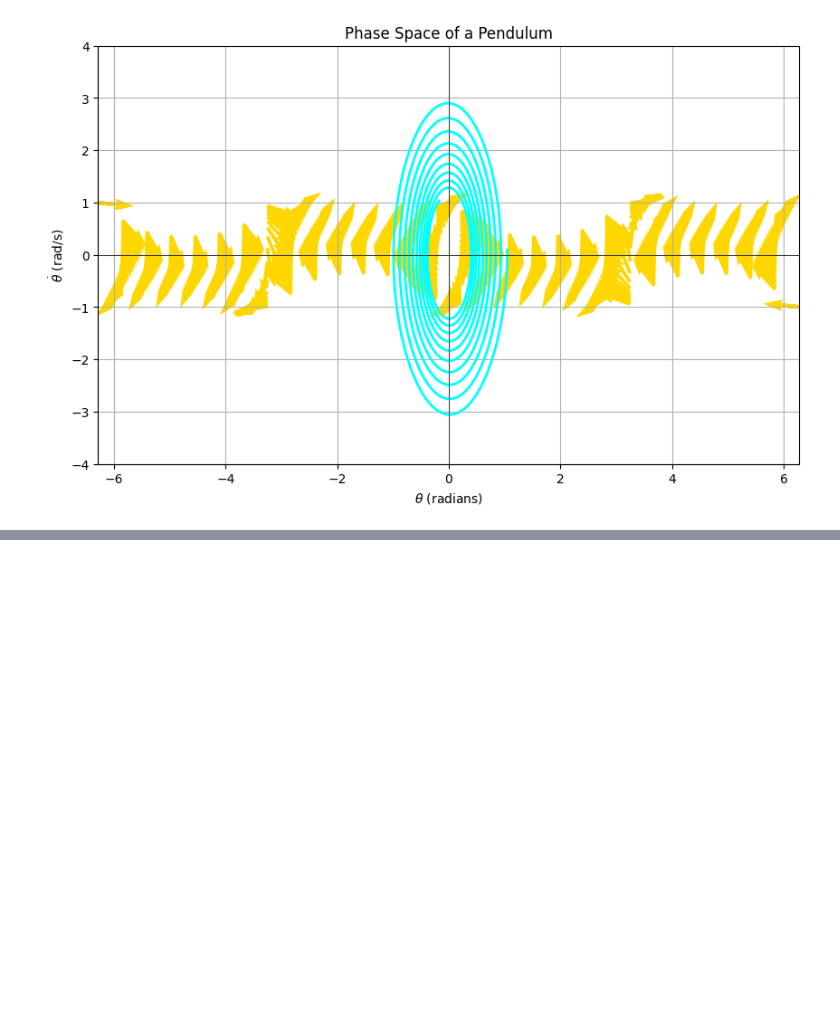
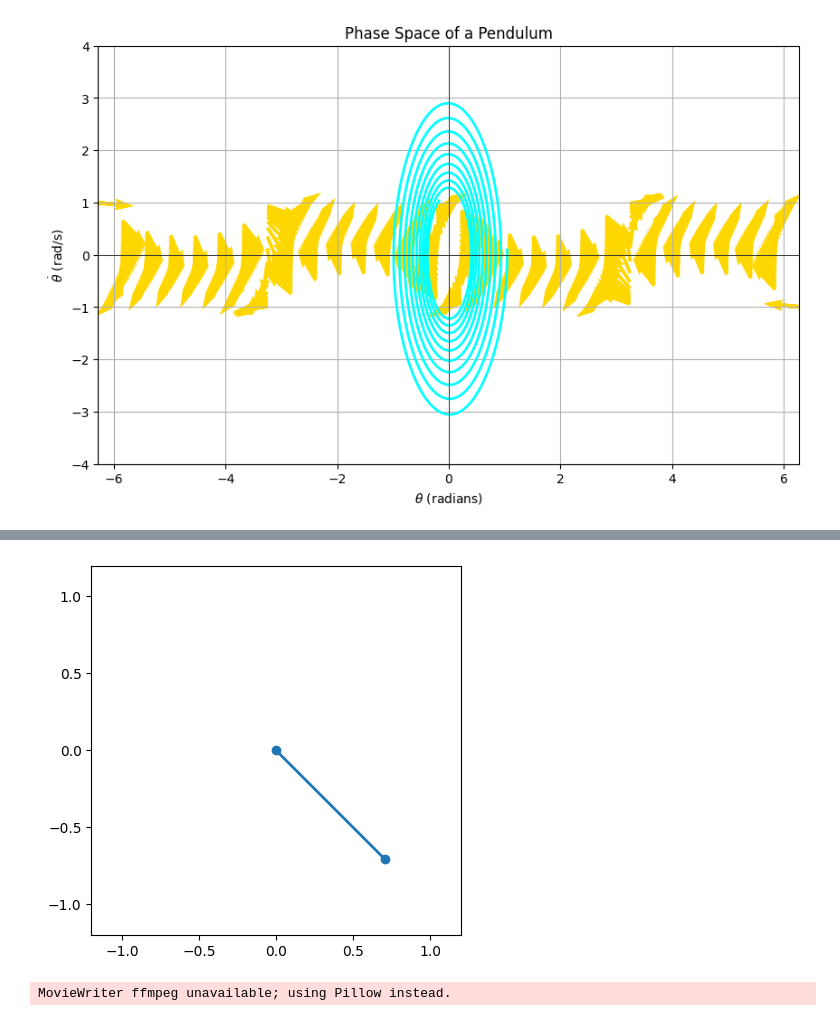
Before and after one commit to R1B0PR07008/School-Public, a Jupyter notebook: Math_IA/Untitled-1.ipynb, the cells around one changed output, grey strips where cells are left out. Saved outputs shown, nothing was run; the diff lists cells and outputs as text; code cells hidden in the pictures; blank space fills up the shorter version.

```diff
--- a/Math_IA/Untitled-1.ipynb
+++ b/Math_IA/Untitled-1.ipynb
@@ -162,0 +277,80 @@ plot_phase_space(theta0=np.pi/3, theta_dot0=0.1, t_max=20)
+# %%
+import numpy as np
+import matplotlib.pyplot as plt
+from matplotlib.animation import FuncAnimation
+
+# ——— Parámetros físicos ———
+g       = 9.81        # aceleración de la gravedad (m/s²)
+L       = 1.0         # longitud de la cuerda (m)
+theta0  = np.pi / 4   # ángulo inicial (45°)
+omega0  = 1.0         # velocidad angular inicial (rad/s)
+
+# ——— Parámetros de simulación ———
+dt      = 0.01        # paso de tiempo (s)
+t_max   = 10          # tiempo total de simulación (s)
+t       = np.arange(0, t_max, dt)
+
+# ——— Inicialización en (x, y) y (vx, vy) ———
+x_arr  = np.zeros_like(t)
+y_arr  = np.zeros_like(t)
+vx_arr = np.zeros_like(t)
+vy_arr = np.zeros_like(t)
+
+# condiciones iniciales convertidas de (θ, ω) a (x, y, vx, vy)
+x_arr[0]  =  L * np.sin(theta0)
+y_arr[0]  = -L * np.cos(theta0)
+vx_arr[0] =  L * omega0 * np.cos(theta0)
+vy_arr[0] =  L * omega0 * np.sin(theta0)
+
+# ——— Bucle de integración (Euler explícito + corrección de restricción) ———
+for i in range(1, len(t)):
+    x, y   = x_arr[i-1],  y_arr[i-1]
+    vx, vy = vx_arr[i-1], vy_arr[i-1]
+
+    # 1) Encuentra el multiplicador de Lagrange λ que asegura r=L
+    v2  = vx**2 + vy**2
+    lam = (v2 - g * y) / L**2
+
+    # 2) Calcula las aceleraciones: tensión + gravedad
+    ax = -lam * x
+    ay = -g  - lam * y
+
+    # 3) Euler para velocidades
+    vx_new = vx + ax * dt
+    vy_new = vy + ay * dt
+
+    # 4) Euler para posiciones
+    x_new = x + vx_new * dt
+    y_new = y + vy_new * dt
+
+    # 5) Corrección numérica de la longitud (fuerza la restricción)
+    norm = np.hypot(x_new, y_new)
+    x_new *= L / norm
+    y_new *= L / norm
+
+    # 6) Guardar en los arrays
+    x_arr[i],  y_arr[i]  = x_new,  y_new
+    vx_arr[i], vy_arr[i] = vx_new, vy_new
+
+# ——— Conversión a coordenadas para graficar ———
+# (ya tenemos x_arr, y_arr)
+
+# ——— Creación de la animación ———
+fig, ax = plt.subplots()
+ax.set_aspect('equal')
+ax.set_xlim(-L-0.2, L+0.2)
+ax.set_ylim(-L-0.2, L+0.2)
+line, = ax.plot([], [], 'o-', lw=2)
+
+def update(frame):
+    line.set_data([0, x_arr[frame]], [0, y_arr[frame]])
+    return line,
+
+ani = FuncAnimation(fig, update, frames=len(t), interval=dt*1000, blit=True)
+plt.show()
+
+# Para guardar:
+ani.save('pendulo_con_restriccion.gif', writer='ffmpeg', fps=30)
+# %% [output]
+[figure, added]
+MovieWriter ffmpeg unavailable; using Pillow instead.
```
Also changed, not shown: parts of 13 cells of this notebook, 47 other files.
